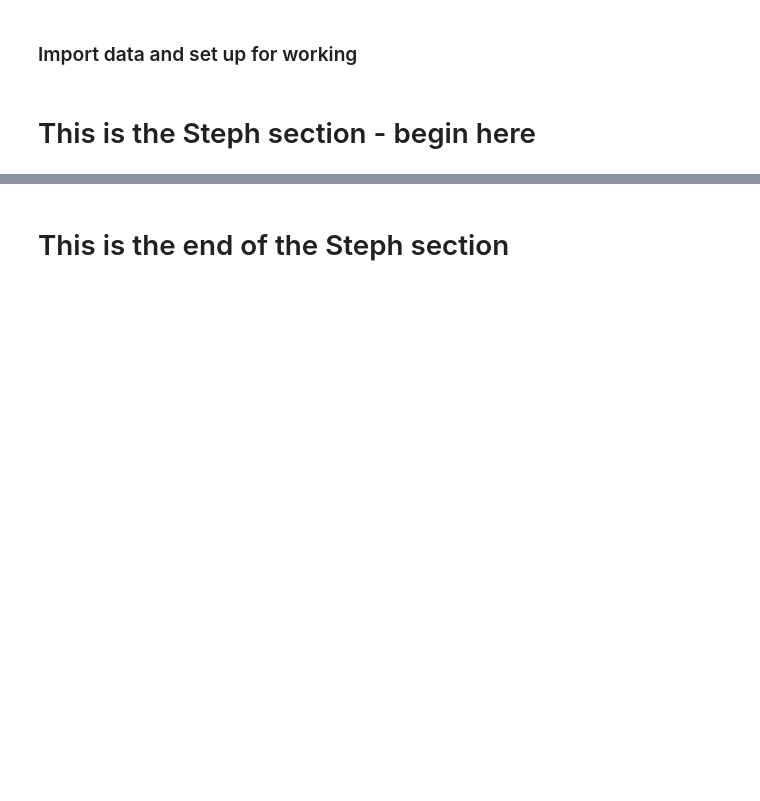
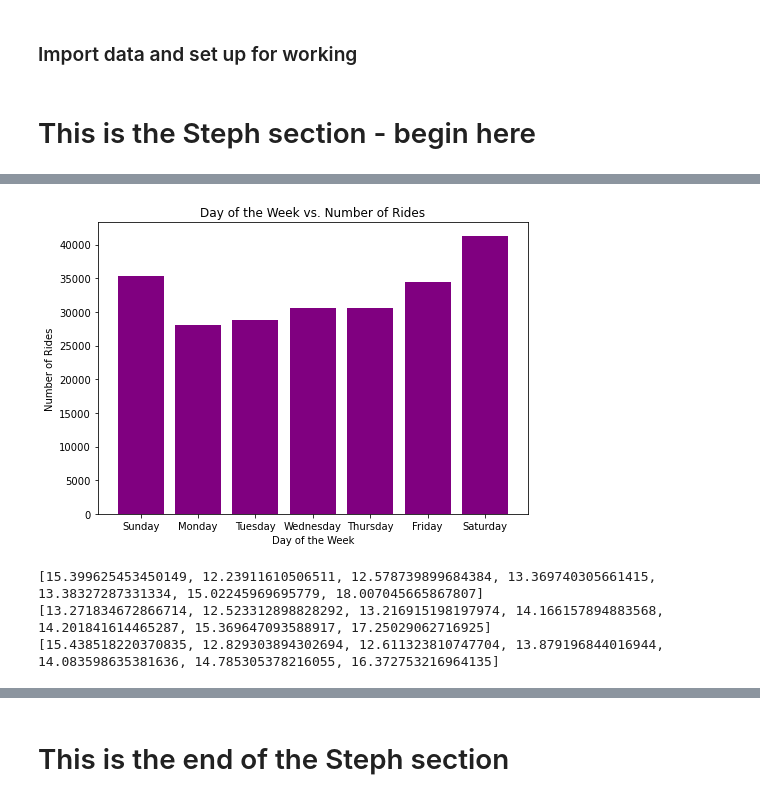
Before and after one commit to luchovzla/project-1, a Jupyter notebook: NiceRideCombined.ipynb, the cells around one changed output, grey strips where cells are left out. Cells and saved outputs as stored; diff of their text form; code cells hidden in the pictures; blank space fills up the shorter version.

```diff
--- a/NiceRideCombined.ipynb
+++ b/NiceRideCombined.ipynb
@@ -463,17 +578,17 @@ plt.show()
 # 2020 by day of week
 grouped_2020.head()
 
-Sunday = grouped_2020.loc[grouped_2020["dayofweek"] == 6].num_rides.sum()
-Monday = grouped_2020.loc[grouped_2020["dayofweek"] == 0].num_rides.sum()
-Tuesday = grouped_2020.loc[grouped_2020["dayofweek"] == 1].num_rides.sum()
-Wednesday = grouped_2020.loc[grouped_2020["dayofweek"] == 2].num_rides.sum()
-Thursday = grouped_2020.loc[grouped_2020["dayofweek"] == 3].num_rides.sum()
-Friday = grouped_2020.loc[grouped_2020["dayofweek"] == 4].num_rides.sum()
-Saturday = grouped_2020.loc[grouped_2020["dayofweek"] == 5].num_rides.sum()
-print(Sunday)
-print(Monday)
-print(Tuesday)
-print(Wednesday)
-print(Thursday)
-print(Friday)
-print(Saturday)
+Sunday20 = grouped_2020.loc[grouped_2020["dayofweek"] == 6].num_rides.sum()
+Monday20 = grouped_2020.loc[grouped_2020["dayofweek"] == 0].num_rides.sum()
+Tuesday20 = grouped_2020.loc[grouped_2020["dayofweek"] == 1].num_rides.sum()
+Wednesday20 = grouped_2020.loc[grouped_2020["dayofweek"] == 2].num_rides.sum()
+Thursday20 = grouped_2020.loc[grouped_2020["dayofweek"] == 3].num_rides.sum()
+Friday20 = grouped_2020.loc[grouped_2020["dayofweek"] == 4].num_rides.sum()
+Saturday20 = grouped_2020.loc[grouped_2020["dayofweek"] == 5].num_rides.sum()
+print(Sunday20)
+print(Monday20)
+print(Tuesday20)
+print(Wednesday20)
+print(Thursday20)
+print(Friday20)
+print(Saturday20)
@@ -479,0 +603,13 @@ print(Saturday)
+# %%
+x_axis = np.arange(1,8,1)
+rides_20 = [Sunday20, Monday20, Tuesday20, Wednesday20, Thursday20, Friday20, Saturday20]
+plt.figure(figsize=(7,5))
+labels = ["Sunday", "Monday", "Tuesday", "Wednesday", "Thursday", "Friday", "Saturday"]
+plt.bar(x_axis, rides, color="purple", tick_label=labels)
+plt.title("Day of the Week vs. Number of Rides")
+plt.xlabel("Day of the Week")
+plt.ylabel("Number of Rides")
+plt.tight_layout()
+plt.show()
+# %% [output]
+[figure, added]
@@ -479,0 +637,24 @@ print(Saturday)
+# %%
+# Calculate percentages for comparison purposes
+total_20 = sum([Sunday20, Monday20, Tuesday20, Wednesday20, Thursday20, Friday20, Saturday20])
+total_19 = sum([Sunday19, Monday19, Tuesday19, Wednesday19, Thursday19, Friday19, Saturday19])
+total_18 = sum([Sunday18, Monday18, Tuesday18, Wednesday18, Thursday18, Friday18, Saturday18])
+
+percent_20 = [((Sunday20 / total_20)*100), ((Monday20 / total_20)*100),
+              ((Tuesday20 / total_20)*100), ((Wednesday20 / total_20)*100),
+              ((Thursday20 / total_20)*100), ((Friday20 / total_20)*100), ((Saturday20 / total_20)*100)]
+print(percent_20)
+
+percent_19 = [((Sunday19 / total_19)*100), ((Monday19 / total_19)*100),
+              ((Tuesday19 / total_19)*100), ((Wednesday19 / total_19)*100),
+              ((Thursday19 / total_19)*100), ((Friday19 / total_19)*100), ((Saturday19 / total_19)*100)]
+print(percent_19)
+
+percent_18 = [((Sunday18 / total_18)*100), ((Monday18 / total_18)*100),
+              ((Tuesday18 / total_18)*100), ((Wednesday18 / total_18)*100),
+              ((Thursday18 / total_18)*100), ((Friday18 / total_18)*100), ((Saturday18 / total_18)*100)]
+print(percent_18)
+# %% [output]
+[15.399625453450149, 12.23911610506511, 12.578739899684384, 13.369740305661415, 13.38327287331334, 15.02245969695779, 18.007045665867807]
+[13.271834672866714, 12.523312898828292, 13.216915198197974, 14.166157894883568, 14.201841614465287, 15.369647093588917, 17.25029062716925]
+[15.438518220370835, 12.829303894302694, 12.611323810747704, 13.879196844016944, 14.083598635381636, 14.785305378216055, 16.372753216964135]
```
Also changed, not shown: parts of 33 cells of this notebook.
